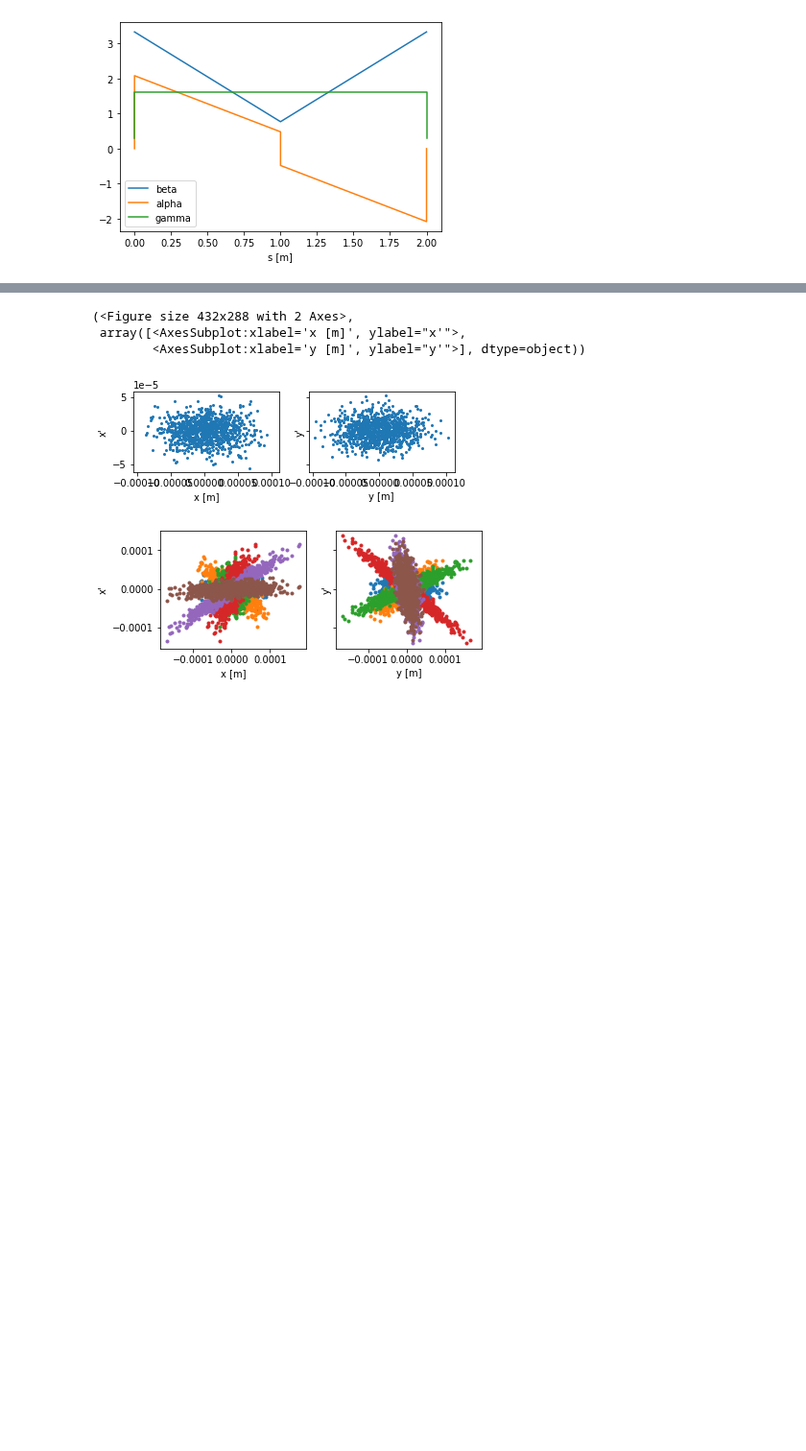
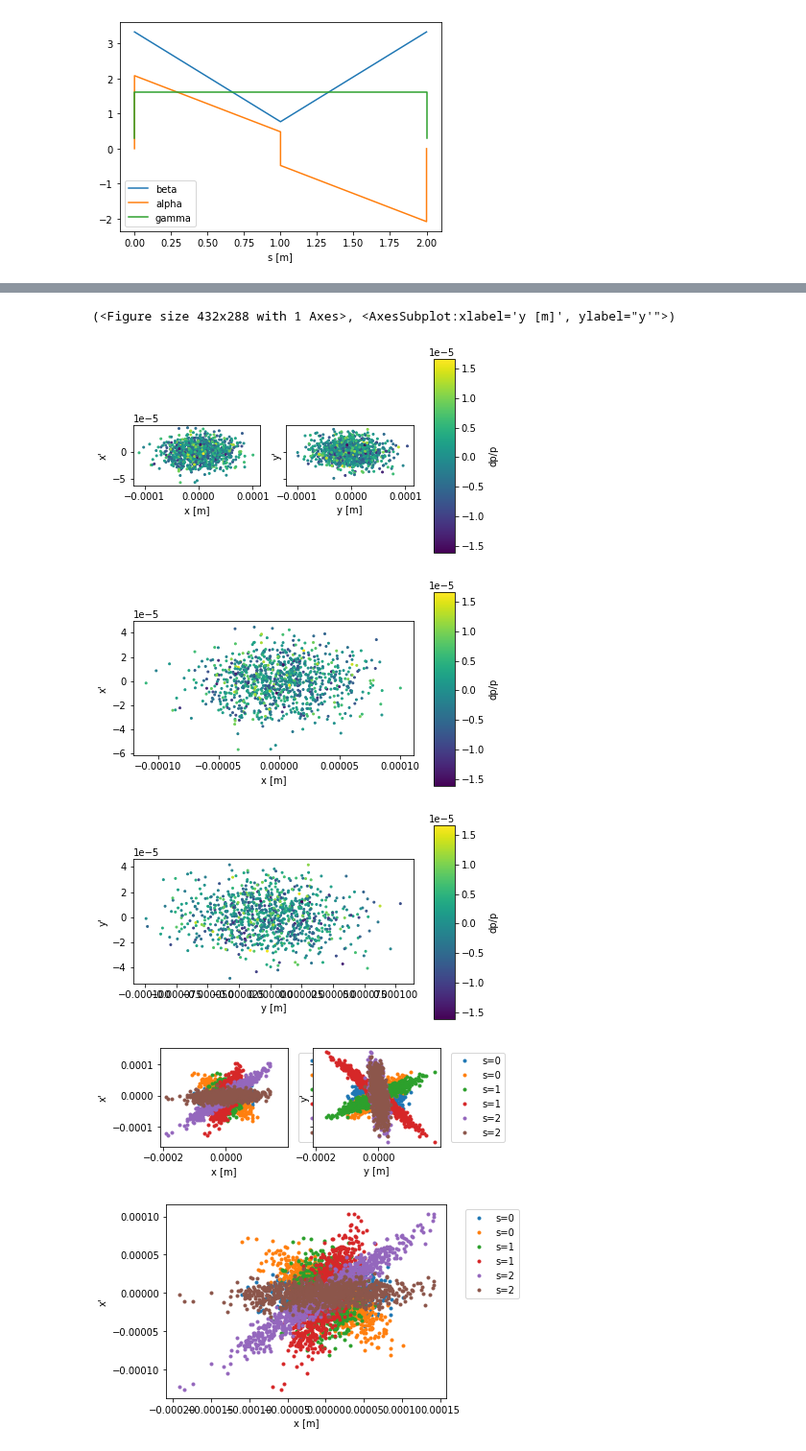
Before and after one commit to loiccoyle/pyaccelerator, a Jupyter notebook: noteboooks/plotting.ipynb, the cells around one changed output, grey strips where cells are left out. Shown at 96% size. Saved outputs shown, nothing was run; the diff lists cells and outputs as text; code cells hidden in the pictures; blank space fills up the shorter version.

```diff
--- a/noteboooks/plotting.ipynb
+++ b/noteboooks/plotting.ipynb
@@ -57,11 +70,16 @@ transported_ellipse.plot()
 # %%
-distribution = Beam().match([2, 0, 1/2])
+distribution = Beam(sigma_energy=1e-7).match([2, 0, 1/2])
 distribution.plot()
+distribution.plot('h')
+distribution.plot('v')
 transported_distribution = FODO.transport(distribution)
 transported_distribution.plot()
+transported_distribution.plot('h')
+transported_distribution.plot('v')
 # %% [output]
-(<Figure size 432x288 with 2 Axes>,
- array([<AxesSubplot:xlabel='x [m]', ylabel="x'">,
-        <AxesSubplot:xlabel='y [m]', ylabel="y'">], dtype=object))
+(<Figure size 432x288 with 1 Axes>, <AxesSubplot:xlabel='y [m]', ylabel="y'">)
-[figure, old version]
+[figure, new version]
-[figure, old version]
+[figure, new version]
+[figure, added]
+[figure, added]
+[figure, added]
```
Also changed, not shown: parts of 4 cells of this notebook, 2 other files.
